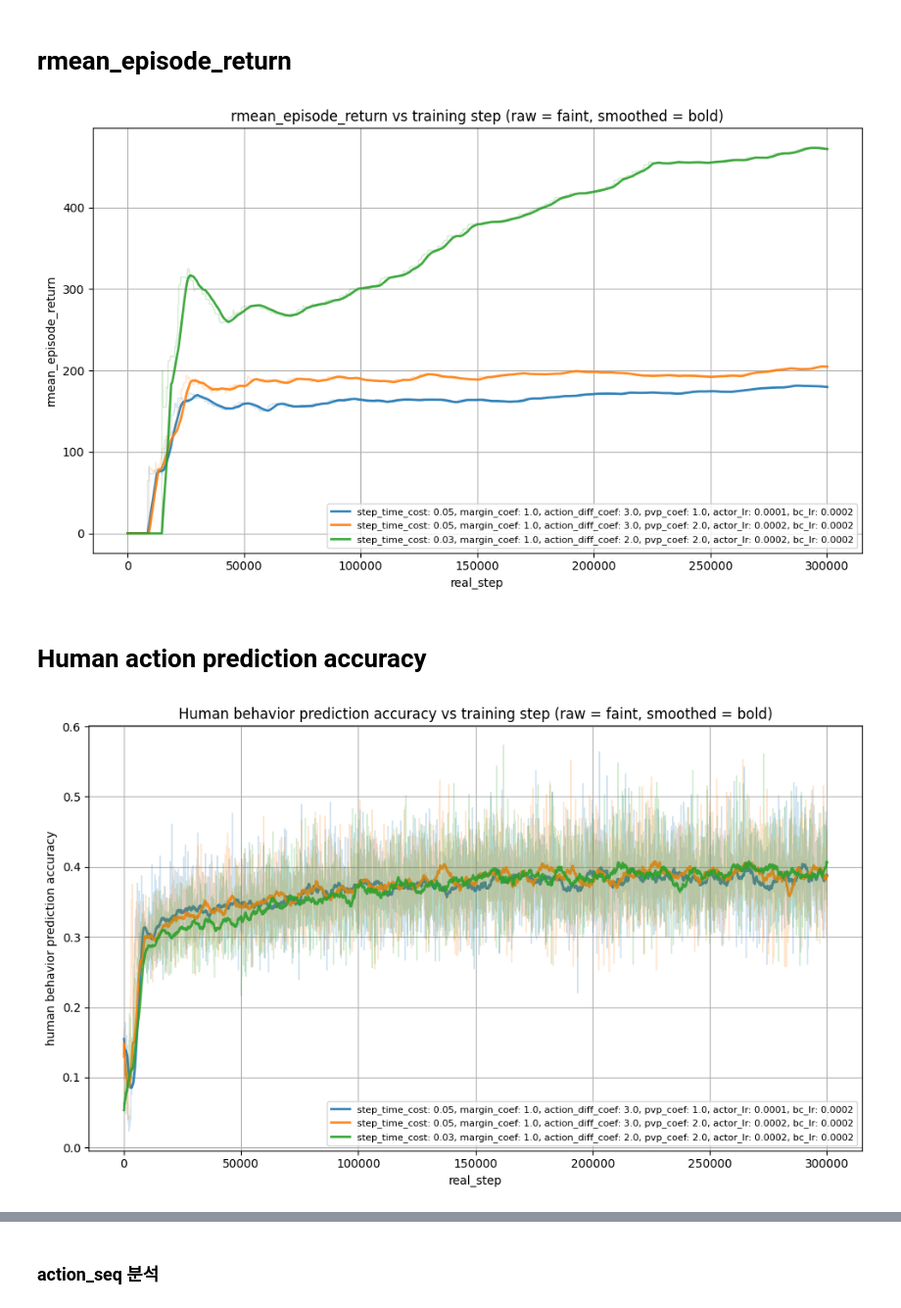
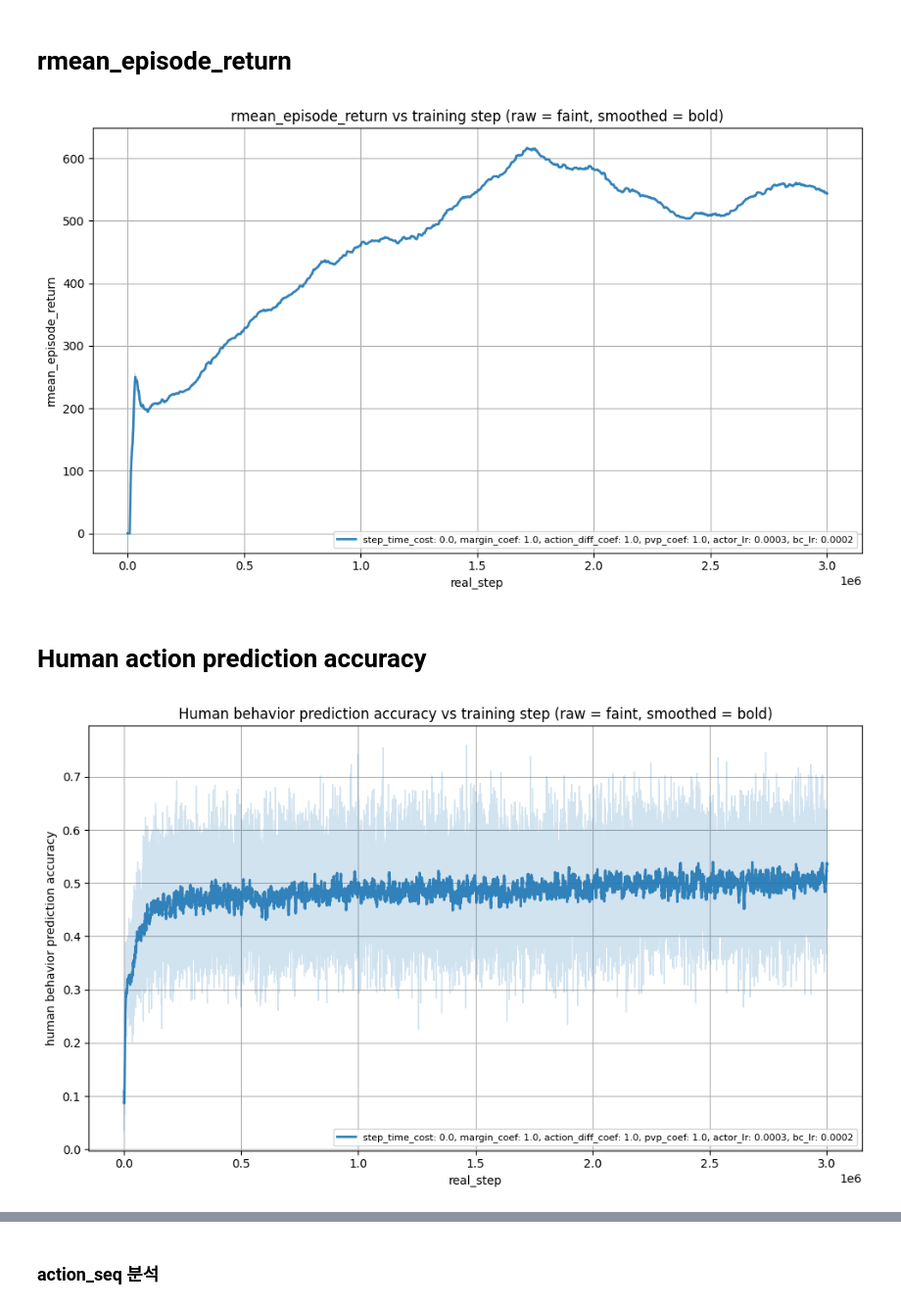
Before and after one commit to jmjmfasdf/thinker, a Jupyter notebook: analyze.ipynb, the cells around one changed output, grey strips where cells are left out. Shown at 98% size. Drawn from its saved outputs; the diff is of its cells as text; code cells hidden in the pictures.

```diff
--- a/analyze.ipynb
+++ b/analyze.ipynb
@@ -10,9 +10,7 @@ log_root = Path("logs/thinker")
 # 분석할 폴더 이름을 여기 리스트에 넣으세요.
 # 비워두면(log_root 아래 모든 폴더를 사용)
 target_run_names = [
-    "thinker-20251204-213652",
-    "spaceinvaders_actor2.5M_model8M",
-    "spaceinvaders_actor2.5M_model10M"
+    "thinker-20251223-140527",
 ]
 
 run_dirs = sorted([p for p in log_root.iterdir() if p.is_dir()])
@@ -77,7 +75,7 @@ if not run_logs:
     raise RuntimeError("run_logs is empty. Run the previous cell first.")
 
 # ==== 설정 ====
-max_step = 500_000        # 예: 3_000_000 처럼 최대 step 지정, 전체 사용하려면 None
+max_step = 3000_000        # 예: 3_000_000 처럼 최대 step 지정, 전체 사용하려면 None
 smoothing_window = 50    # 이동평균 윈도우 길이 (step 개수 기준)
 # ===============
 
@@ -150,7 +148,7 @@ if not run_logs:
     raise RuntimeError("run_logs is empty. Run the previous cell first.")
 
 # ==== 설정 ====
-max_step = 300_000       # 전체 사용하려면 None
+max_step = 3000_000       # 전체 사용하려면 None
 smoothing_window = 50   # 이동평균 윈도우 길이
 # ===============
 
@@ -214,7 +212,7 @@ plt.grid(True)
 plt.tight_layout()
 plt.show()
 # %% [output]
-[figure, old version]
+[figure, new version]
 # %% [markdown]
 # Human action prediction accuracy
 # %%
@@ -226,7 +224,7 @@ if not run_logs:
     raise RuntimeError("run_logs is empty. Run the previous cell first.")
 
 # ==== 설정 ====
-max_step = 300_000       # 전체 사용하려면 None
+max_step = 3000_000       # 전체 사용하려면 None
 smoothing_window = 50   # 이동평균 윈도우 길이
 # ===============
 
@@ -264,31 +262,31 @@ for idx, (run_name, df) in enumerate(run_logs.items()):
     # smoothing (moving average)
     y_smooth = pd.Series(y).rolling(
         window=max(1, smoothing_window),
         min_periods=1
     ).mean().to_numpy()
 
     color = plt.cm.tab10(idx % 10)
 
     # 원래 값: 희미하게 표시
     plt.plot(x, y, color=color, alpha=0.2, linewidth=1)
 
     # smoothed 값: 진하게, legend용
     label = (
         f"step_time_cost: {step_time_cost}, "
         f"margin_coef: {margin_coef}, "
         f"action_diff_coef: {action_diff_coef}, "
         f"pvp_coef: {pvp_coef}, "
         f"actor_lr: {actor_lr}, "
         f"bc_lr: {bc_lr}"
     )
     plt.plot(x, y_smooth, color=color, alpha=0.9, linewidth=2, label=label)
 
 plt.xlabel(x_col)
 plt.ylabel("human behavior prediction accuracy")
 plt.title("Human behavior prediction accuracy vs training step (raw = faint, smoothed = bold)")
 plt.legend(loc="best", fontsize=8)
 plt.grid(True)
 plt.tight_layout()
 plt.show()
 # %% [output]
-[figure, old version]
+[figure, new version]
```
Also changed, not shown: parts of 9 cells of this notebook, 2 other files.
